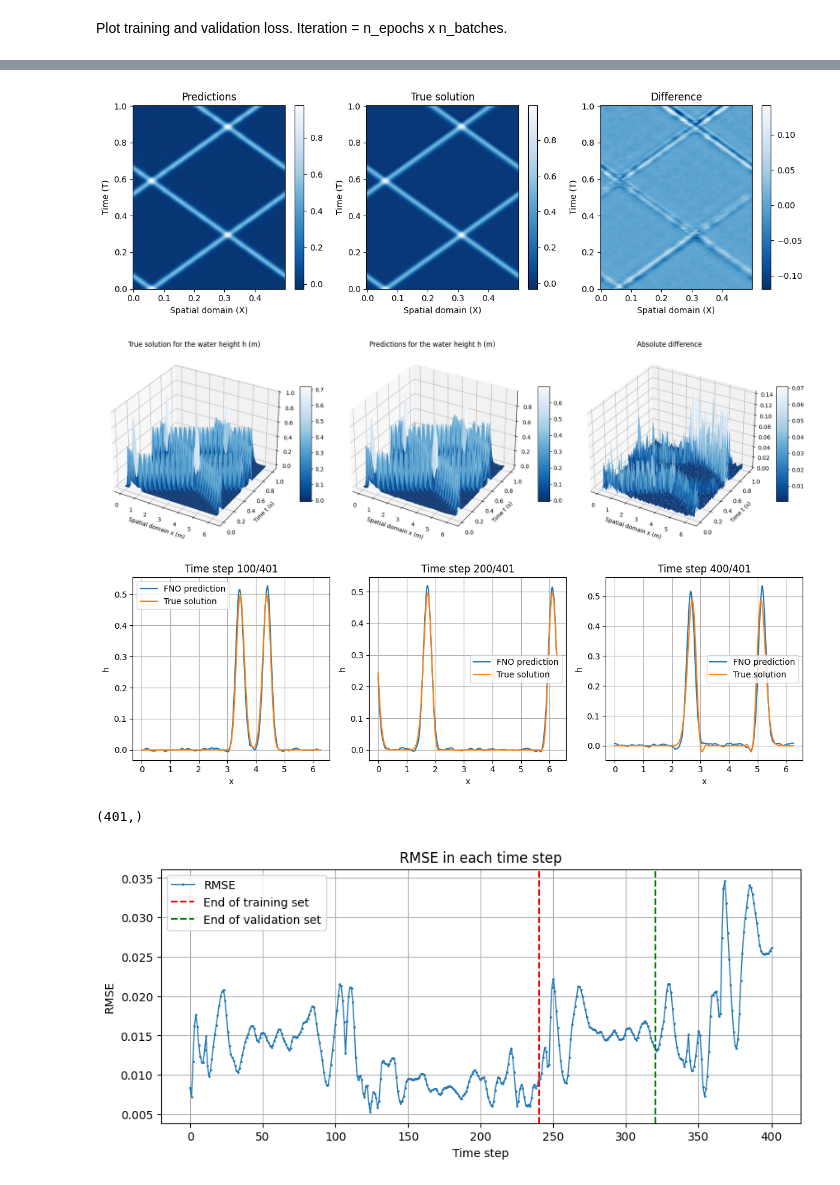
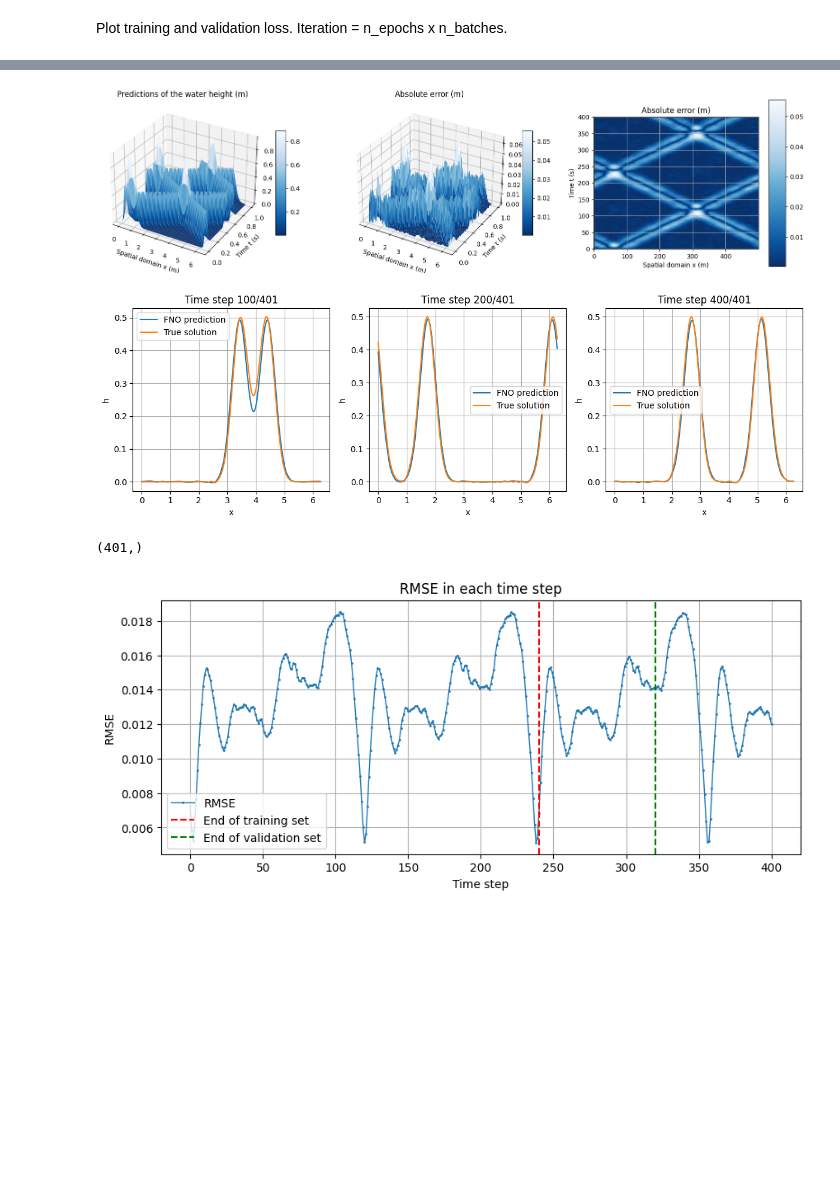
Before and after one commit to MelissaJessen/Shallow-Water-Equations, a Jupyter notebook: FNO-linear-SWE-sphere-1D.ipynb, the cells around one changed output, grey strips where cells are left out. Drawn from its saved outputs; the diff is of its cells as text; code cells hidden in the pictures; blank space fills up the shorter version.

Commit message:
Update data

```diff
--- a/FNO-linear-SWE-sphere-1D.ipynb
+++ b/FNO-linear-SWE-sphere-1D.ipynb
@@ -233,7 +310,7 @@ def plot_RMSE(pred_all, u, n_train, n_val, save=False, figname='plots/RMSE.pdf')
 Load data from h5 file.
 # %%
 # Load data
-with h5py.File(r'C:\Users\Matteo\Shallow-Water-Equations\dataFNO\linear-SWE-sphere-1d.h5', 'r') as file:
+with h5py.File(r'C:\Users\Matteo\Shallow-Water-Equations\dataFNO\linear-SWE-sphere-1d_sigma=1,T=1.h5', 'r') as file:
     for key in file.keys():
         print(key)
         # Check if each key is a dataset or a group
@@ -421,13 +503,13 @@ Loss: 2.28e-04
 # %%
-plot_predictions_imshow(pred_all, train_x, val_x, test_x, u, x, t_all, save=save, figname='plots/Spherical_linear_1D_FNO_predictions.pdf')
-plot_predictions_3D(pred_all, u, mesh, t_all, save=save, figname='plots/Spherical_linear_1D_FNO_predictions_3D.pdf')
+plot_error(pred_all, u, mesh, t_all, cmap='Blues_r', save=save, )
+#plot_predictions_imshow(pred_all, train_x, val_x, test_x, u, x, t_all, save=save, figname='plots/Spherical_linear_1D_FNO_predictions.pdf')
+#plot_predictions_3D(pred_all, u, mesh, t_all, save=save, figname='plots/Spherical_linear_1D_FNO_predictions_3D.pdf')
 
 indices = [100, 200, 400]
 plot_predictions_time_steps(pred_all, u, mesh, indices, save=save, figname='plots/Spherical_linear_1D_FNO_timesteps.pdf')
 plot_RMSE(pred_all, u, n_train, n_val, save=save, figname='plots/Spherical_linear_1D_FNO_RMSE.pdf')
 # %% [output]
-[figure, old version]
+[figure, new version]
-[figure, old version]
+[figure, new version]
+(401,)
-[figure, old version]
+[figure, new version]
-(401,)
-[figure, removed]
```
Also changed, not shown: parts of 5 cells of this notebook, 15 other files.
